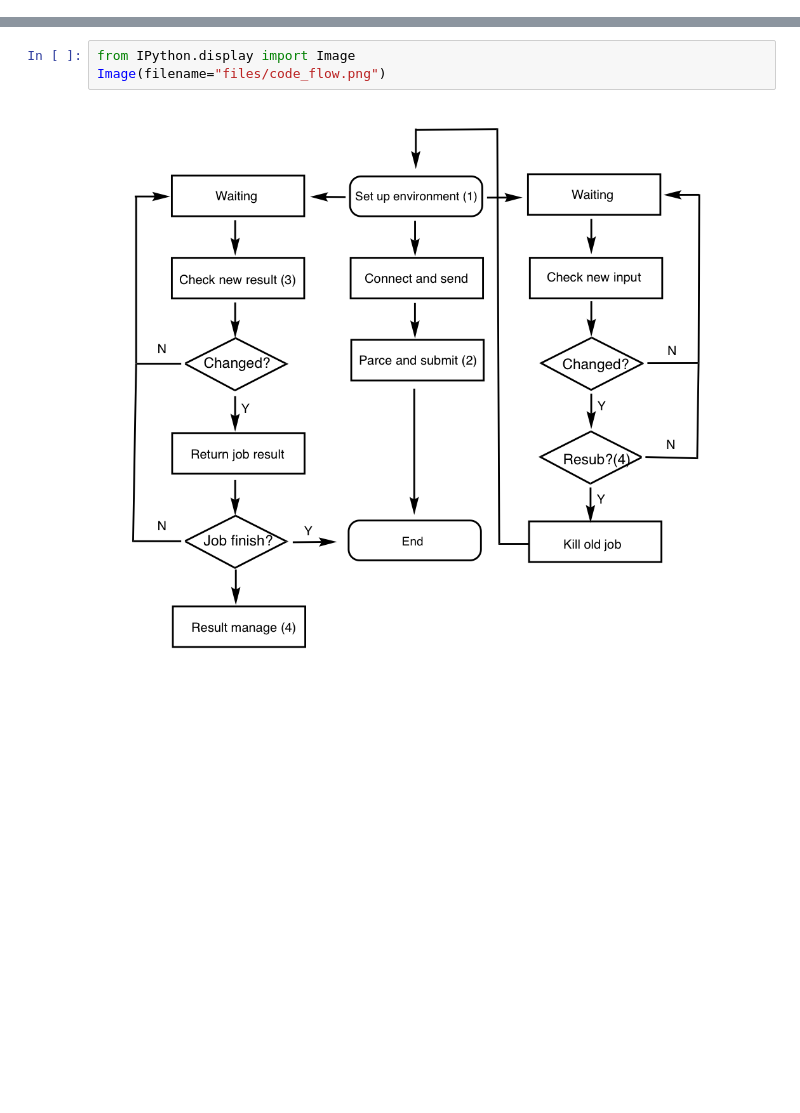
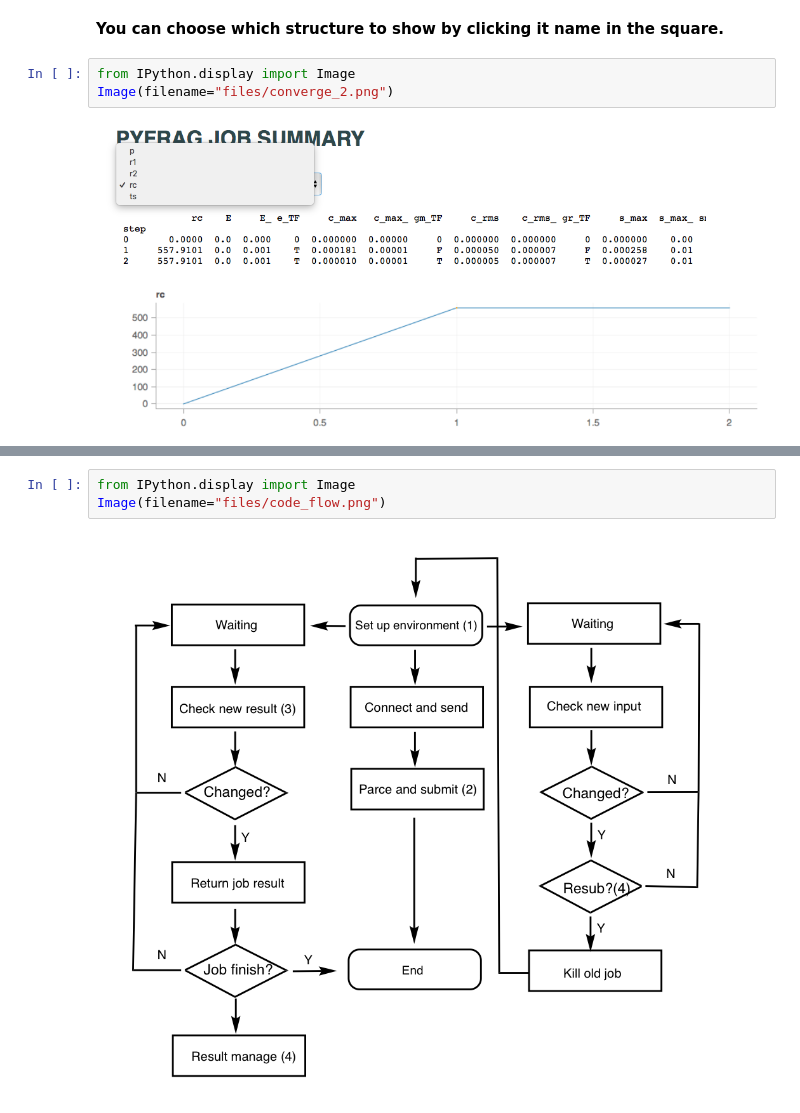
Before and after one commit to TheoChem-VU/PyFrag, a Jupyter notebook: docs/Further_reading.ipynb, the cells around one changed output, grey strips where cells are left out. Cells and saved outputs as stored; diff of their text form; blank space fills up the shorter version.

```diff
--- a/docs/Further_reading.ipynb
+++ b/docs/Further_reading.ipynb
@@ -26,0 +32,7 @@ On the background *QMflows* has a mechanism to read the properties from the outp
+# %% [markdown]
+**You can choose which structure to show by clicking it name in the square.**
+# %%
+from IPython.display import Image
+Image(filename="files/converge_2.png")
+# %% [output]
+[figure, added]
```
Also changed, not shown: parts of 26 cells of this notebook, 15 other files.
